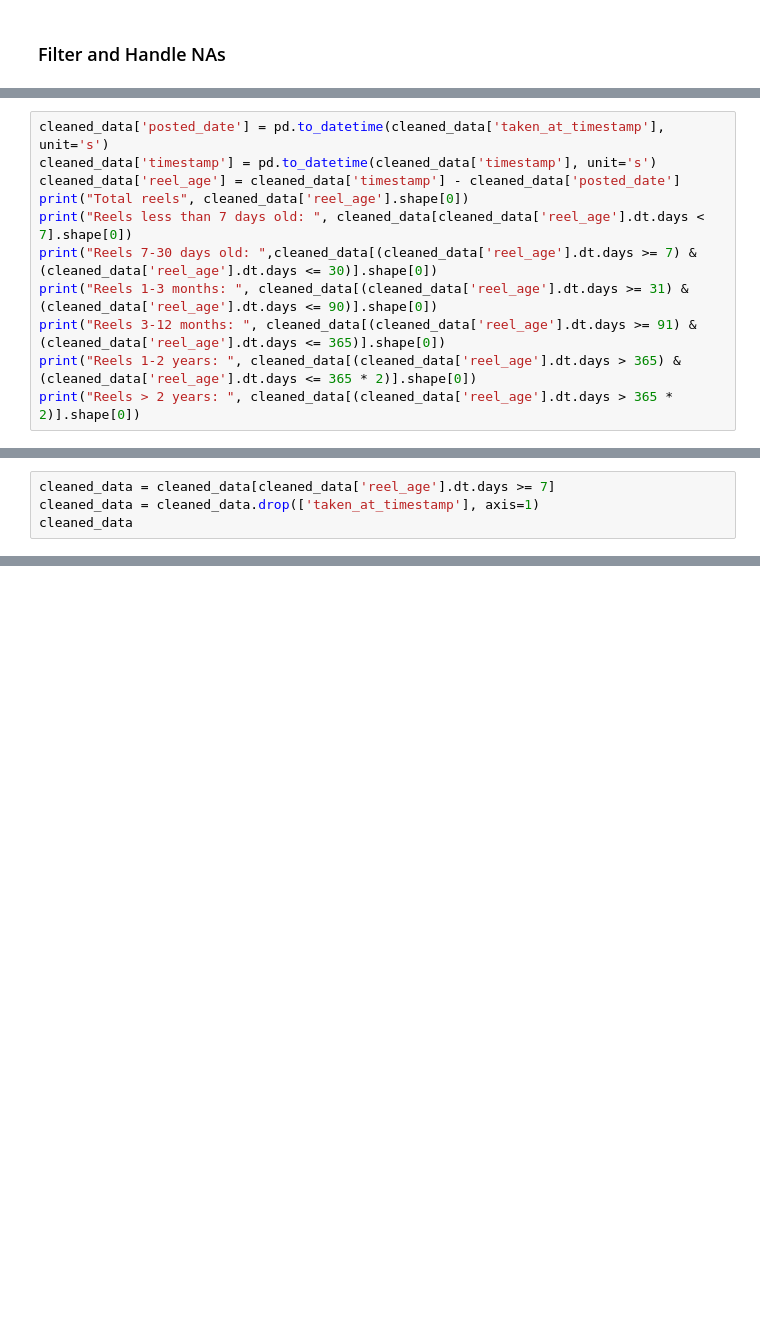
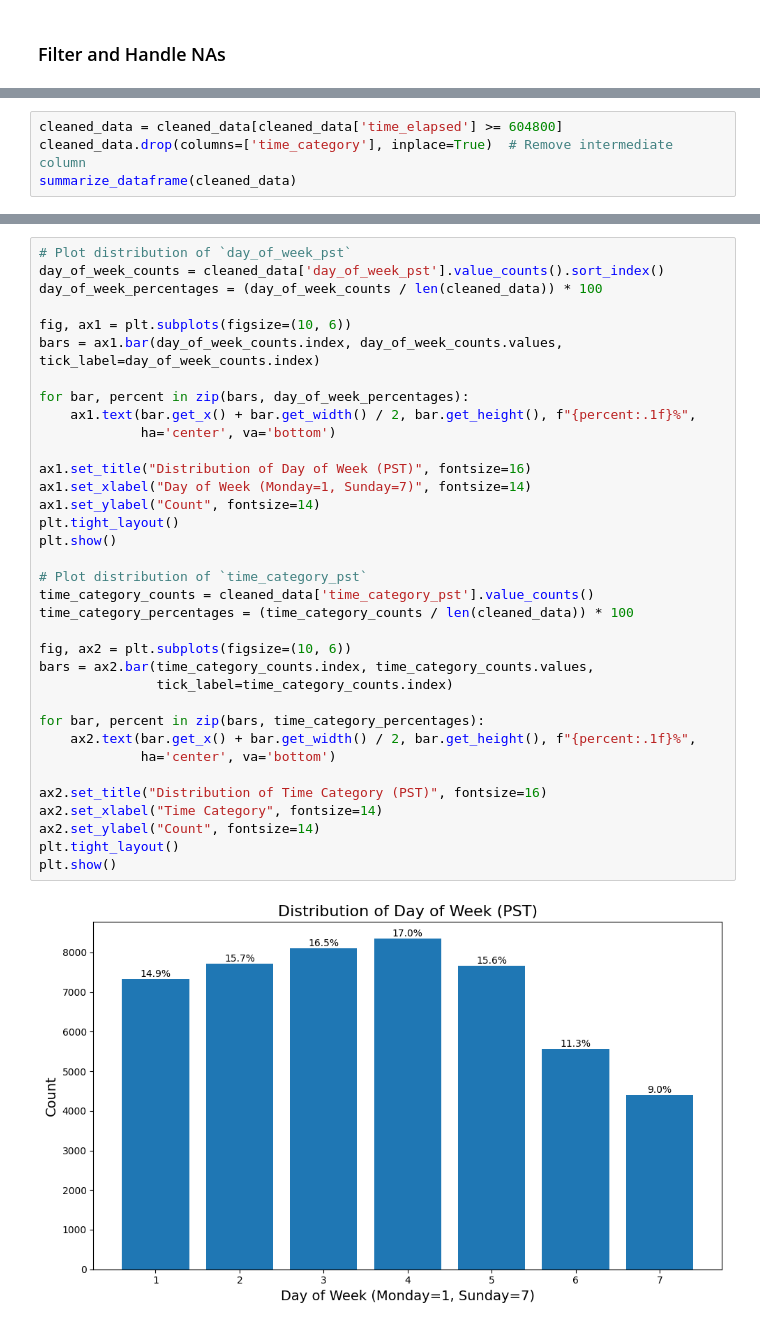
Before and after one commit to Mirrien-Liang/posting-time-impact-analysis, a Jupyter notebook: notebooks/data_cleaning.ipynb, the cells around one changed output, grey strips where cells are left out. Drawn from its saved outputs; the diff is of its cells as text; blank space fills up the shorter version.

```diff
--- a/notebooks/data_cleaning.ipynb
+++ b/notebooks/data_cleaning.ipynb
@@ -311,11 +333,0 @@ Look at timestamp to filter out some data samples that are too old or too recent
-# %%
-cleaned_data['posted_date'] = pd.to_datetime(cleaned_data['taken_at_timestamp'], unit='s')
-cleaned_data['timestamp'] = pd.to_datetime(cleaned_data['timestamp'], unit='s')
-cleaned_data['reel_age'] = cleaned_data['timestamp'] - cleaned_data['posted_date']
-print("Total reels", cleaned_data['reel_age'].shape[0])
-print("Reels less than 7 days old: ", cleaned_data[cleaned_data['reel_age'].dt.days < 7].shape[0])
-print("Reels 7-30 days old: ",cleaned_data[(cleaned_data['reel_age'].dt.days >= 7) & (cleaned_data['reel_age'].dt.days <= 30)].shape[0])
-print("Reels 1-3 months: ", cleaned_data[(cleaned_data['reel_age'].dt.days >= 31) & (cleaned_data['reel_age'].dt.days <= 90)].shape[0])
-print("Reels 3-12 months: ", cleaned_data[(cleaned_data['reel_age'].dt.days >= 91) & (cleaned_data['reel_age'].dt.days <= 365)].shape[0])
-print("Reels 1-2 years: ", cleaned_data[(cleaned_data['reel_age'].dt.days > 365) & (cleaned_data['reel_age'].dt.days <= 365 * 2)].shape[0])
-print("Reels > 2 years: ", cleaned_data[(cleaned_data['reel_age'].dt.days > 365 * 2)].shape[0])
@@ -324,4 +333,0 @@ Take out reels that are less than 7 days old
-# %%
-cleaned_data = cleaned_data[cleaned_data['reel_age'].dt.days >= 7]
-cleaned_data = cleaned_data.drop(['taken_at_timestamp'], axis=1)
-cleaned_data
@@ -327,0 +356,4 @@ cleaned_data
+# %%
+cleaned_data = cleaned_data[cleaned_data['time_elapsed'] >= 604800]
+cleaned_data.drop(columns=['time_category'], inplace=True)  # Remove intermediate column
+summarize_dataframe(cleaned_data)
@@ -327,0 +415,37 @@ cleaned_data
+# %%
+# Plot distribution of `day_of_week_pst`
+day_of_week_counts = cleaned_data['day_of_week_pst'].value_counts().sort_index()
+day_of_week_percentages = (day_of_week_counts / len(cleaned_data)) * 100
+
+fig, ax1 = plt.subplots(figsize=(10, 6))
+bars = ax1.bar(day_of_week_counts.index, day_of_week_counts.values, tick_label=day_of_week_counts.index)
+
+for bar, percent in zip(bars, day_of_week_percentages):
+    ax1.text(bar.get_x() + bar.get_width() / 2, bar.get_height(), f"{percent:.1f}%",
+             ha='center', va='bottom')
+
+ax1.set_title("Distribution of Day of Week (PST)", fontsize=16)
+ax1.set_xlabel("Day of Week (Monday=1, Sunday=7)", fontsize=14)
+ax1.set_ylabel("Count", fontsize=14)
+plt.tight_layout()
+plt.show()
+
+# Plot distribution of `time_category_pst`
+time_category_counts = cleaned_data['time_category_pst'].value_counts()
+time_category_percentages = (time_category_counts / len(cleaned_data)) * 100
+
+fig, ax2 = plt.subplots(figsize=(10, 6))
+bars = ax2.bar(time_category_counts.index, time_category_counts.values,
+               tick_label=time_category_counts.index)
+
+for bar, percent in zip(bars, time_category_percentages):
+    ax2.text(bar.get_x() + bar.get_width() / 2, bar.get_height(), f"{percent:.1f}%",
+             ha='center', va='bottom')
+
+ax2.set_title("Distribution of Time Category (PST)", fontsize=16)
+ax2.set_xlabel("Time Category", fontsize=14)
+ax2.set_ylabel("Count", fontsize=14)
+plt.tight_layout()
+plt.show()
+# %% [output]
+[figure, added]
```
Also changed, not shown: parts of 12 cells of this notebook.
